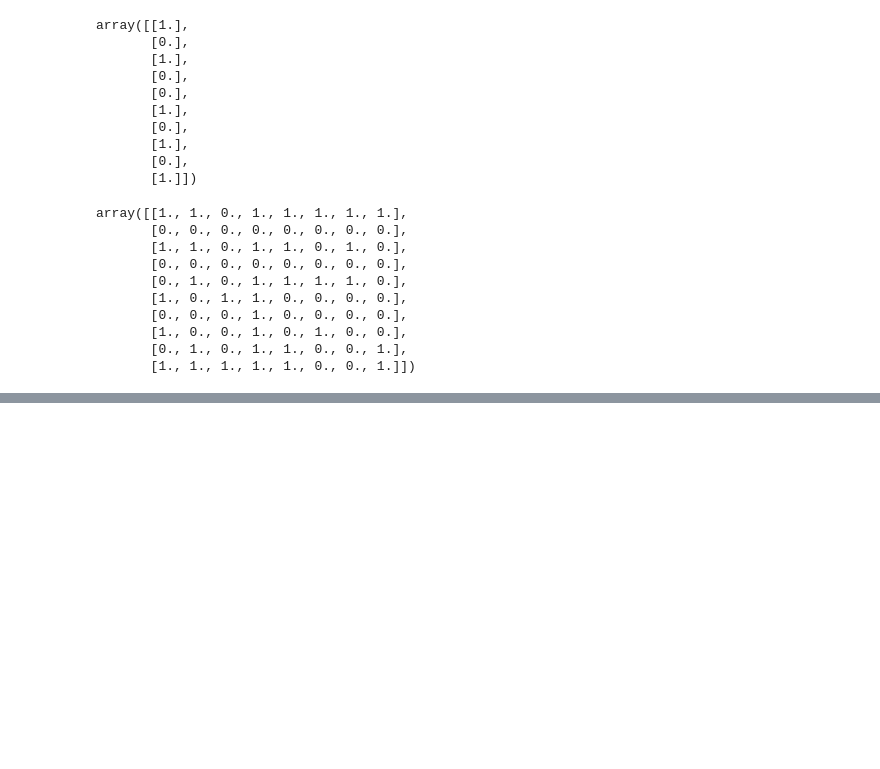
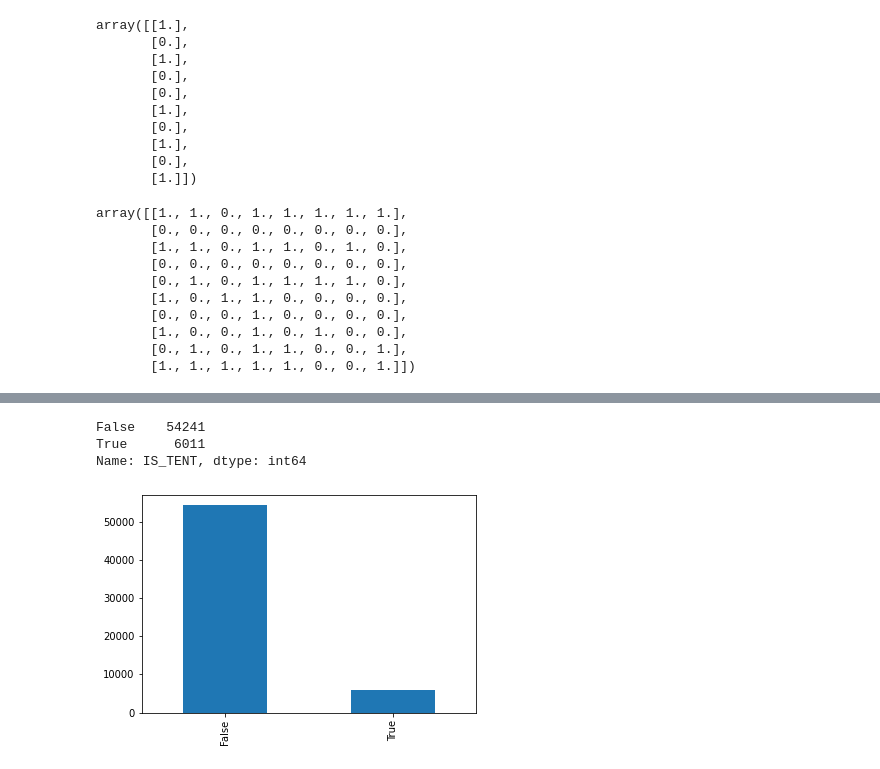
Before and after one commit to bhagu/1000-Days-Of-Code, a Jupyter notebook: Preparing_Data_for_Machine_Learning.ipynb, the cells around one changed output, grey strips where cells are left out. Saved outputs shown, nothing was run; the diff lists cells and outputs as text; code cells hidden in the pictures; blank space fills up the shorter version.

```diff
--- a/Preparing_Data_for_Machine_Learning.ipynb
+++ b/Preparing_Data_for_Machine_Learning.ipynb
@@ -1729,0 +1766,4 @@ def build_model(X, Y, test_frac):
+# %%
+gosales = pd.read_csv('GoSales_Tx_LogisticRegression.csv')
+
+gosales.sample(10)
@@ -1729,0 +1825,11 @@ def build_model(X, Y, test_frac):
+# %%
+pd.value_counts(gosales['IS_TENT'])
+# %% [output]
+False    54241
+True      6011
+Name: IS_TENT, dtype: int64
+# %%
+pd.value_counts(gosales['IS_TENT']).plot.bar()
+plt.show()
+# %% [output]
+[figure, added]
```
Also changed, not shown: parts of 90 cells of this notebook.
